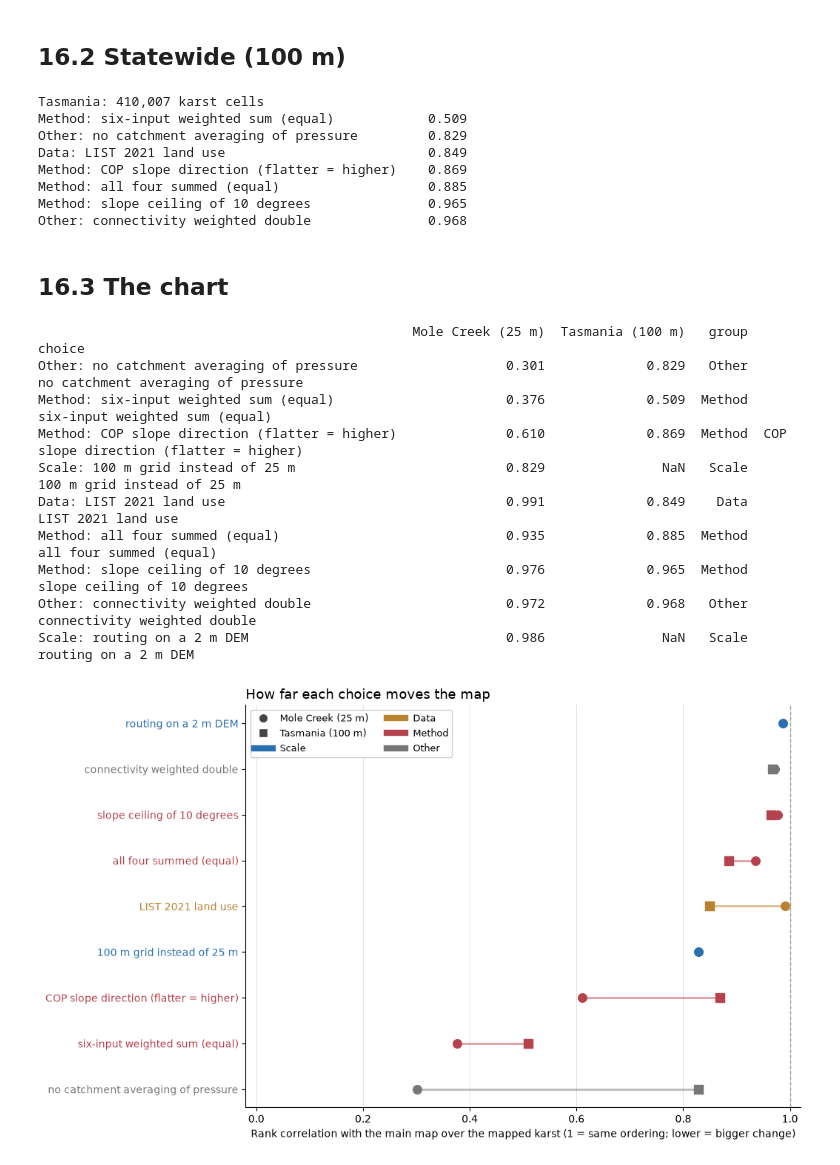
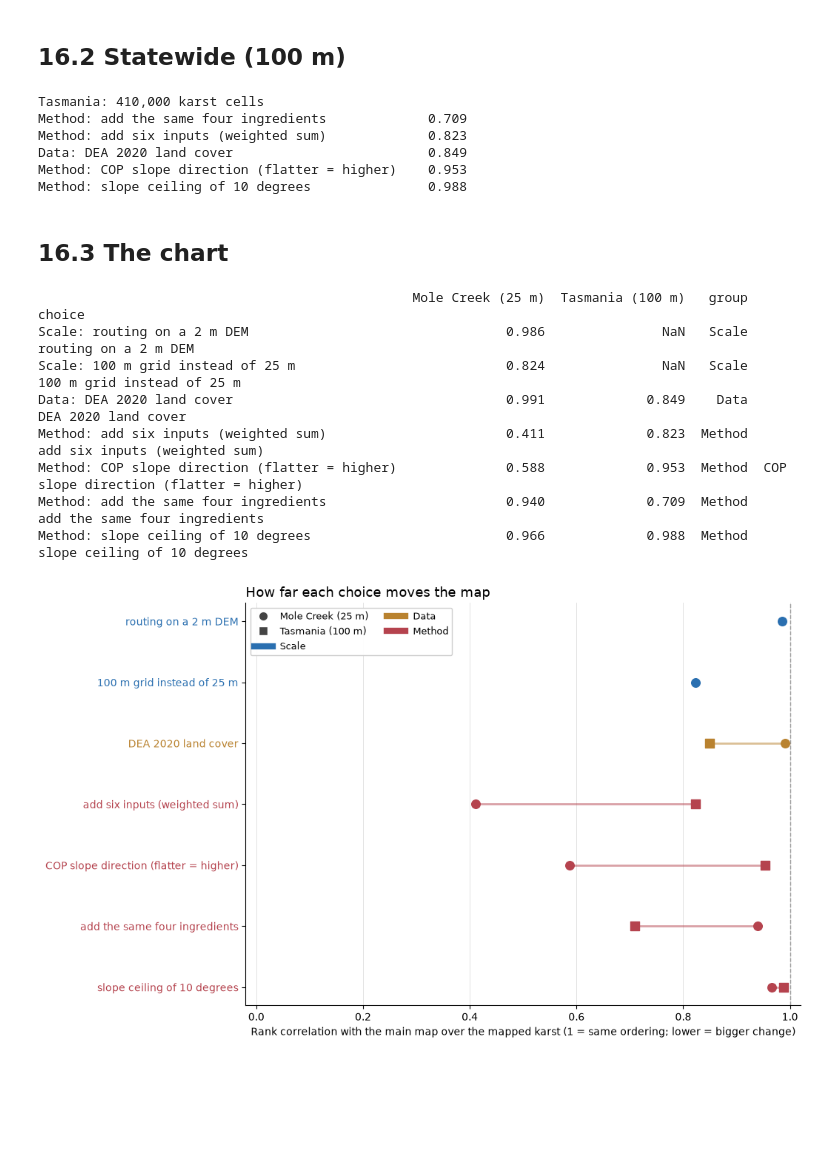
Before and after one commit to University-of-Tasmania-GPSS/AT3_Group3_2026, a Jupyter notebook: notebooks/16_which_choices_matter.ipynb, the cells around one changed output. Saved outputs shown, nothing was run; the diff lists cells and outputs as text; code cells hidden in the pictures; blank space fills up the shorter version.

Commit message:
Switch main pressure to LIST land use; regroup choices chart; update results and conclusion

```diff
--- a/notebooks/16_which_choices_matter.ipynb
+++ b/notebooks/16_which_choices_matter.ipynb
@@ -51,13 +50,11 @@ def variants(S, C, P_main, m, extras):
     gate = S > 0
     out = {
         "main": S * C * P_main * m,
-        "Data: LIST 2021 land use": S * C * extras["P_list"] * m,
-        "Method: all four summed (equal)": np.where(gate, (S + C + P_main + slope_in) / 4, 0.0),
-        "Method: six-input weighted sum (equal)": weighted_sum(extras["X"], W_EQUAL) * P_main,
+        "Data: DEA 2020 land cover": S * C * extras["P_dea"] * m,
+        "Method: add the same four ingredients": np.where(gate, (S + C + P_main + slope_in) / 4, 0.0),
+        "Method: add six inputs (weighted sum)": weighted_sum(extras["X"], W_EQUAL) * P_main,
         "Method: slope ceiling of 10 degrees": S * C * P_main * slope_risk_multiplier(extras["slope_deg"], ref_deg=10),
         "Method: COP slope direction (flatter = higher)": S * C * P_main * cop_scenario2(extras["slope_deg"]),
-        "Other: no catchment averaging of pressure": S * C * extras["P_raw"] * m,
-        "Other: connectivity weighted double": S * C ** 2 * P_main * m,
     }
     if "C_2m" in extras:
         out["Scale: routing on a 2 m DEM"] = S * extras["C_2m"] * P_main * m
@@ -80,26 +77,28 @@ with rasterio.open(outpath / "karst_intensity_mc_EPSG7855.tif") as src:
 with rasterio.open(outpath / "connectivity_mc_EPSG7855.tif") as src:
     conn_mc = src.read(1).astype(float)
 with rasterio.open(outpath / "landuse_pressure_mc_2020_EPSG7855.tif") as src:
-    p2020 = src.read(1).astype(float); p_nodata = src.nodata
+    p2020 = src.read(1).astype(float); p_nodata = src.nodata   # DEA 2020 land cover, the alternative
 with rasterio.open(outpath / "dem_mc_EPSG7855.tif") as src:
     dem = src.read(1); dem_nodata = src.nodata; transform = src.transform; shape = dem.shape; cell = abs(src.transform.a); bounds = src.bounds
 
 karst_mc = gpd.read_file(outpath / "karst_mc_connectivity_EPSG7855.gpkg")
 karst_mc = karst_mc[karst_mc.geom_type.isin(["Polygon", "MultiPolygon"])].copy()
 focus = mole_creek_focus_mask(karst_mc, shape, transform)
-valid = (dem != dem_nodata) & focus & (p2020 != p_nodata)
-karst_cells = valid & (intensity > 0)
+focus_valid = (dem != dem_nodata) & focus
 
 slope_deg = slope_degrees(dem, dem_nodata, cell)
 m_main = slope_risk_multiplier(slope_deg)
 S = intensity / 4.0
 C = conn_mc / 3.0
 eff2020 = aggregate_pressure_by_system(karst_mc, p2020, transform, p_nodata)
+P_dea = np.where(p2020 != p_nodata, eff2020 / 3.0, np.nan)
 
 lu = load_list_landuse(LIST_2021, "EPSG:7855", bounds_target=tuple(bounds))
 p_list = pressure_raster(lu, MATRIX, shape, transform).astype(float)
 eff_list = aggregate_pressure_by_system(karst_mc, p_list, transform, -1)
-P_list = np.where(eff_list >= 0, eff_list / LIST_TOP, np.nan)
+P_main = np.where(eff_list >= 0, eff_list / LIST_TOP, np.nan)
+valid = focus_valid & (p_list >= 0)
+karst_cells = valid & (intensity > 0)
 
 # six-input weighted sum inputs
 wc = gpd.read_file(outpath / "watercourses_tas_EPSG7855.gpkg")
@@ -115,8 +114,8 @@ k2 = karst_mc.copy()
 add_connectivity_d8(k2, outpath / "karst_upstream_connectivity_counts_core_mc_2m_EPSG7855_jenks5.csv", scheme="decades")
 C_2m = rasterize_max(k2, "connectivity", shape, transform, dtype="float32").astype(float) / 3.0
 
-extras = {"P_list": P_list, "X": X, "slope_deg": slope_deg, "P_raw": p2020 / 3.0, "C_2m": C_2m}
-risks = {k: np.where(valid, v, np.nan) for k, v in variants(S, C, eff2020 / 3.0, m_main, extras).items()}
+extras = {"P_dea": P_dea, "X": X, "slope_deg": slope_deg, "P_raw": np.where(p_list >= 0, p_list / LIST_TOP, np.nan), "C_2m": C_2m}
+risks = {k: np.where(valid, v, np.nan) for k, v in variants(S, C, P_main, m_main, extras).items()}
 
 # the 100 m statewide run, resampled to this grid (as in Stage 8)
 with rasterio.open(outpath / "risk_tas_2020_100m_EPSG7855.tif") as src:
@@ -160,32 +157,31 @@ tS, tC = t_int / 4.0, t_conn / 3.0
 bbox = tasmania.to_crs("EPSG:4326").total_bounds.tolist()
 cache = inpath / "DEA_Land_Cover_Cache"
 tp2020 = fetch_landuse_pressure(bbox, 2020, tmpl, target_crs="EPSG:7855", cache_dir=cache).astype(float)
-tvalid = tvalid_land & (tp2020 != 255)
 teff2020 = aggregate_pressure_by_system(karst_tas, tp2020, ttransform, 255)
+tP_dea = np.where(tp2020 != 255, teff2020 / 3.0, np.nan)
 lu_t = load_list_landuse(LIST_2021, "EPSG:7855")
 tp_list = pressure_raster(lu_t, MATRIX, tshape, ttransform).astype(float)
 teff_list = aggregate_pressure_by_system(karst_tas, tp_list, ttransform, -1)
-tP_list = np.where(teff_list >= 0, teff_list / LIST_TOP, np.nan)
+tP_main = np.where(teff_list >= 0, teff_list / LIST_TOP, np.nan)
+tvalid = tvalid_land & (tp_list >= 0)
 
 tslope = slope_degrees(tdem, tnodata, abs(ttransform.a))
 tm = slope_risk_multiplier(tslope)
 rain_range_t = (karst_tas.loc[karst_tas["karst_intensity"] > 0, "KAVRAIN"].min(), karst_tas.loc[karst_tas["karst_intensity"] > 0, "KAVRAIN"].max())
 TX = build_inputs(karst_tas, tshape, ttransform, wc, tslope, rain_range_t)
 
-textras = {"P_list": tP_list, "X": TX, "slope_deg": tslope, "P_raw": tp2020 / 3.0}
-trisks = {k: np.where(tvalid, v, np.nan) for k, v in variants(tS, tC, teff2020 / 3.0, tm, textras).items()}
+textras = {"P_dea": tP_dea, "X": TX, "slope_deg": tslope, "P_raw": np.where(tp_list >= 0, tp_list / LIST_TOP, np.nan)}
+trisks = {k: np.where(tvalid, v, np.nan) for k, v in variants(tS, tC, tP_main, tm, textras).items()}
 corr_tas = rank_corr(trisks, tvalid & (t_int > 0))
 print(f"Tasmania: {int((tvalid & (t_int > 0) & np.isfinite(trisks['main'])).sum()):,} karst cells")
 print(pd.Series(corr_tas).round(3).sort_values().to_string())
 # %% [output]
-Tasmania: 410,007 karst cells
-Method: six-input weighted sum (equal)            0.509
-Other: no catchment averaging of pressure         0.829
-Data: LIST 2021 land use                          0.849
-Method: COP slope direction (flatter = higher)    0.869
-Method: all four summed (equal)                   0.885
-Method: slope ceiling of 10 degrees               0.965
-Other: connectivity weighted double               0.968
+Tasmania: 410,000 karst cells
+Method: add the same four ingredients             0.709
+Method: add six inputs (weighted sum)             0.823
+Data: DEA 2020 land cover                         0.849
+Method: COP slope direction (flatter = higher)    0.953
+Method: slope ceiling of 10 degrees               0.988
 # %% [markdown]
 ## 16.3 The chart
 # %%
@@ -193,11 +189,15 @@ table = pd.DataFrame({"Mole Creek (25 m)": pd.Series(corr_mc), "Tasmania (100 m)
 table["group"] = [n.split(":")[0] for n in table.index]
 table["choice"] = [n.split(": ", 1)[1] for n in table.index]
 table["sort"] = table[["Mole Creek (25 m)", "Tasmania (100 m)"]].min(axis=1)
-table = table.sort_values("sort")
+# grouped Scale, Data, Method; within a group the biggest change first, except Scale reads 2 m then 100 m
+GROUP_ORDER = {"Scale": 0, "Data": 1, "Method": 2}
+table["g"] = table["group"].map(GROUP_ORDER)
+table["sort2"] = np.where(table["group"] == "Scale", -table["sort"], table["sort"])
+table = table.sort_values(["g", "sort2"]).drop(columns=["g", "sort2"])
 table.drop(columns="sort").round(3).to_csv(outpath / "stage16_choices_rank_correlation.csv")
 print(table.drop(columns=["sort"]).round(3).to_string())
 
-GROUP_COLOURS = {"Scale": "#2a6fb0", "Data": "#b9822f", "Method": "#b5434e", "Other": "#777777"}
+GROUP_COLOURS = {"Scale": "#2a6fb0", "Data": "#b9822f", "Method": "#b5434e"}
 fig, ax = plt.subplots(figsize=(10.5, 6.4))
 ypos = np.arange(len(table))
 for y, (_, row) in zip(ypos, table.iterrows()):
@@ -208,42 +208,41 @@ for y, (_, row) in zip(ypos, table.iterrows()):
     if np.isfinite(a):
         ax.scatter(a, y, s=70, color=colour, marker="o", zorder=3)
     if np.isfinite(b):
         ax.scatter(b, y, s=70, color=colour, marker="s", zorder=3)
 ax.set_yticks(ypos)
 ax.set_yticklabels([f"{r['choice']}" for _, r in table.iterrows()], fontsize=10)
 for tick, (_, row) in zip(ax.get_yticklabels(), table.iterrows()):
     tick.set_color(GROUP_COLOURS[row["group"]])
 low = float(np.floor(min(0.0, table[['Mole Creek (25 m)', 'Tasmania (100 m)']].min().min()) * 10) / 10)
 ax.set_xlim(low - 0.02, 1.02)
+ax.invert_yaxis()
 ax.axvline(1.0, color="#999999", lw=1, ls="--")
 if low < 0:
     ax.axvline(0.0, color="#bbbbbb", lw=1)
 ax.set_xlabel("Rank correlation with the main map over the mapped karst (1 = same ordering; lower = bigger change)", fontsize=10)
 ax.grid(axis="x", color="#dddddd", lw=0.6)
 ax.set_axisbelow(True)
 from matplotlib.lines import Line2D
 legend = [Line2D([0], [0], marker="o", color="w", markerfacecolor="#444444", markersize=9, label="Mole Creek (25 m)"),
           Line2D([0], [0], marker="s", color="w", markerfacecolor="#444444", markersize=9, label="Tasmania (100 m)")]
 legend += [Line2D([0], [0], color=c, lw=6, label=g) for g, c in GROUP_COLOURS.items()]
 ax.legend(handles=legend, loc="upper left", fontsize=9, framealpha=0.95, ncol=2)
 ax.set_title("How far each choice moves the map", fontsize=13, loc="left")
 for side in ("top", "right"):
     ax.spines[side].set_visible(False)
 plt.tight_layout()
 fig.savefig(Path("..") / "figures" / "choices_that_matter.png", dpi=200, bbox_inches="tight")
 plt.show()
 # %% [output]
                                                 Mole Creek (25 m)  Tasmania (100 m)   group                                  choice
-Other: no catchment averaging of pressure                   0.301             0.829   Other      no catchment averaging of pressure
-Method: six-input weighted sum (equal)                      0.376             0.509  Method          six-input weighted sum (equal)
-Method: COP slope direction (flatter = higher)              0.610             0.869  Method  COP slope direction (flatter = higher)
-Scale: 100 m grid instead of 25 m                           0.829               NaN   Scale              100 m grid instead of 25 m
-Data: LIST 2021 land use                                    0.991             0.849    Data                      LIST 2021 land use
-Method: all four summed (equal)                             0.935             0.885  Method                 all four summed (equal)
-Method: slope ceiling of 10 degrees                         0.976             0.965  Method             slope ceiling of 10 degrees
-Other: connectivity weighted double                         0.972             0.968   Other            connectivity weighted double
 Scale: routing on a 2 m DEM                                 0.986               NaN   Scale                    routing on a 2 m DEM
+Scale: 100 m grid instead of 25 m                           0.824               NaN   Scale              100 m grid instead of 25 m
+Data: DEA 2020 land cover                                   0.991             0.849    Data                     DEA 2020 land cover
+Method: add six inputs (weighted sum)                       0.411             0.823  Method           add six inputs (weighted sum)
+Method: COP slope direction (flatter = higher)              0.588             0.953  Method  COP slope direction (flatter = higher)
+Method: add the same four ingredients                       0.940             0.709  Method           add the same four ingredients
+Method: slope ceiling of 10 degrees                         0.966             0.988  Method             slope ceiling of 10 degrees
-[figure, old version]
+[figure, new version]
 # %%
 import html as html_lib
 import warnings
```
Also changed, not shown: parts of 4 cells of this notebook, 24 other files.
